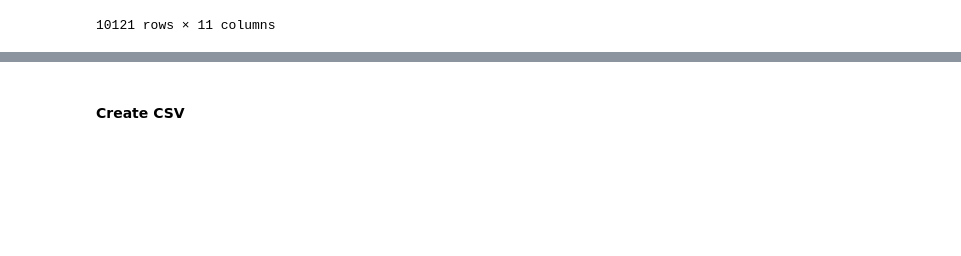
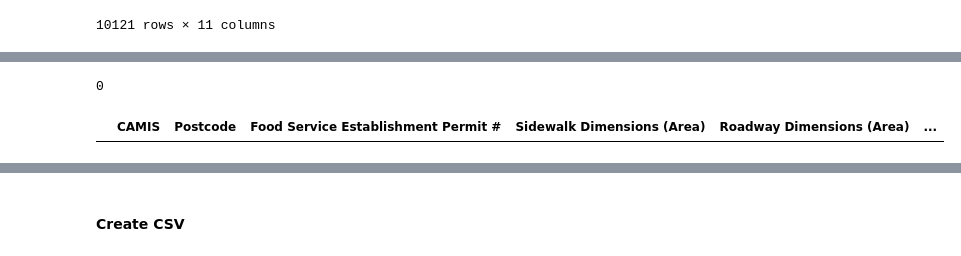
Before and after one commit to MatthewDShen/rat-city, a Jupyter notebook: open_restaurants.ipynb, the cells around one changed output, grey strips where cells are left out. Saved outputs shown, nothing was run; the diff lists cells and outputs as text; code cells hidden in the pictures; blank space fills up the shorter version.

```diff
--- a/open_restaurants.ipynb
+++ b/open_restaurants.ipynb
@@ -100,13 +175,6 @@ array([nan], dtype=object)
 # %%
-# drop irrelevant columns
-openRest = openRest.copy()
-
+# keep only relevant columns
 openRest = openRest[['Postcode', 'Food Service Establishment Permit #', 'Sidewalk Dimensions (Area)', 'Roadway Dimensions (Area)', 'Approved for Sidewalk Seating', 'Approved for Roadway Seating', 'Qualify Alcohol', 'Latitude', 'Longitude', 'Time of Submission']]
-# openRest = openRest.drop(['objectid', 'globalid', 'Food Service Establishment Permit #',
-#        'Restaurant Name', 'Legal Business Name', 'Doing Business As (DBA)', 'Seating Interest (Sidewalk/Roadway/Both)',
-#        'Building Number', 'Street', 'Borough', 'Business Address', 'healthCompliance_terms', 'SLA Serial Number',
-#        'SLA License Type', 'Landmark District or Building', 'landmarkDistrict_terms','Community Board',
-#        'Council District', 'Census Tract', 'BIN', 'BBL', 'NTA', 'Latitude', 'Longitude', 'Time of Submission'], axis=1)
 openRest
 # %% [output]
 |  | Postcode | Food Service Establishment Permit # | Sidewalk Dimensions (Area) | Roadway Dimensions (Area) | Approved for Sidewalk Seating | ... |
@@ -201 +259,9 @@ plt.show()
+# %%
+# inspecting restaurants approved for sidewalk seating with no seating dimensions
+temp = curr_openRest[curr_openRest['Approved for Roadway Seating'] == 'yes']
+print(len(temp[temp['Roadway Dimensions (Area)'] == 0]))
+temp[temp['Roadway Dimensions (Area)'] == 0]
+# %% [output]
+0
+|  | CAMIS | Postcode | Food Service Establishment Permit # | Sidewalk Dimensions (Area) | Roadway Dimensions (Area) | ... |
 # %%
```
Also changed, not shown: parts of 21 cells of this notebook, 1 other file.
